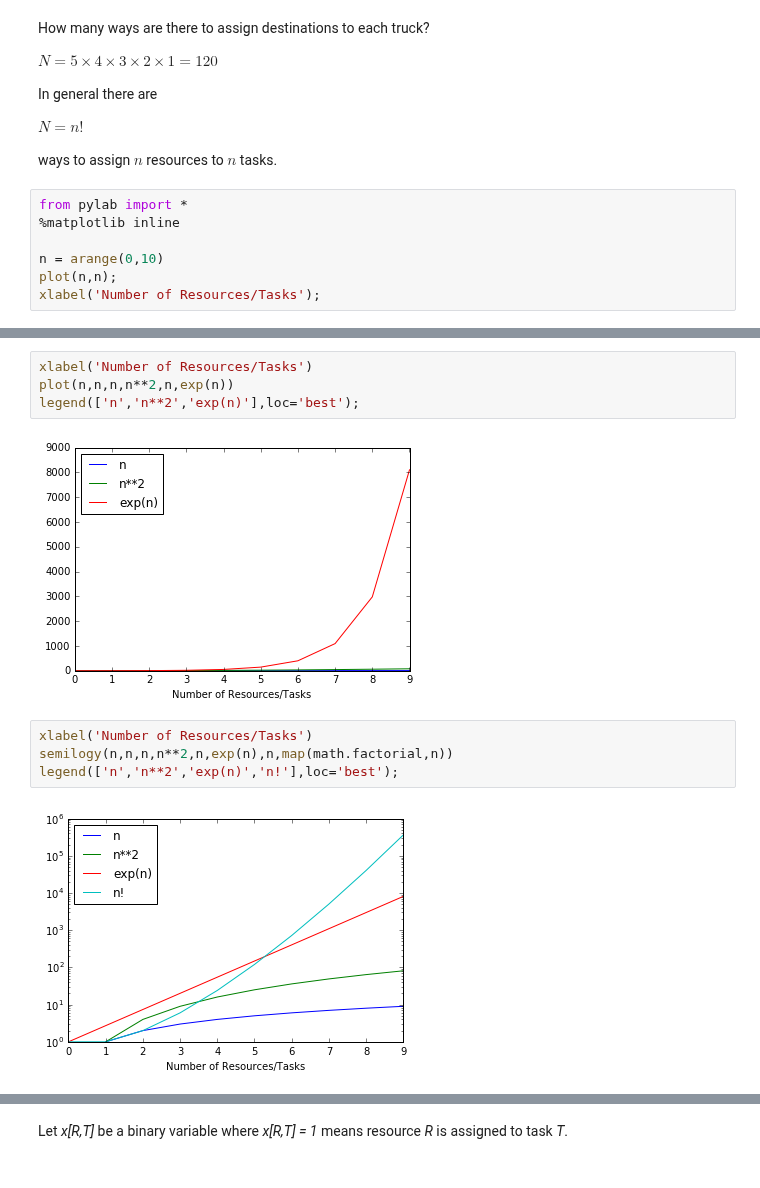
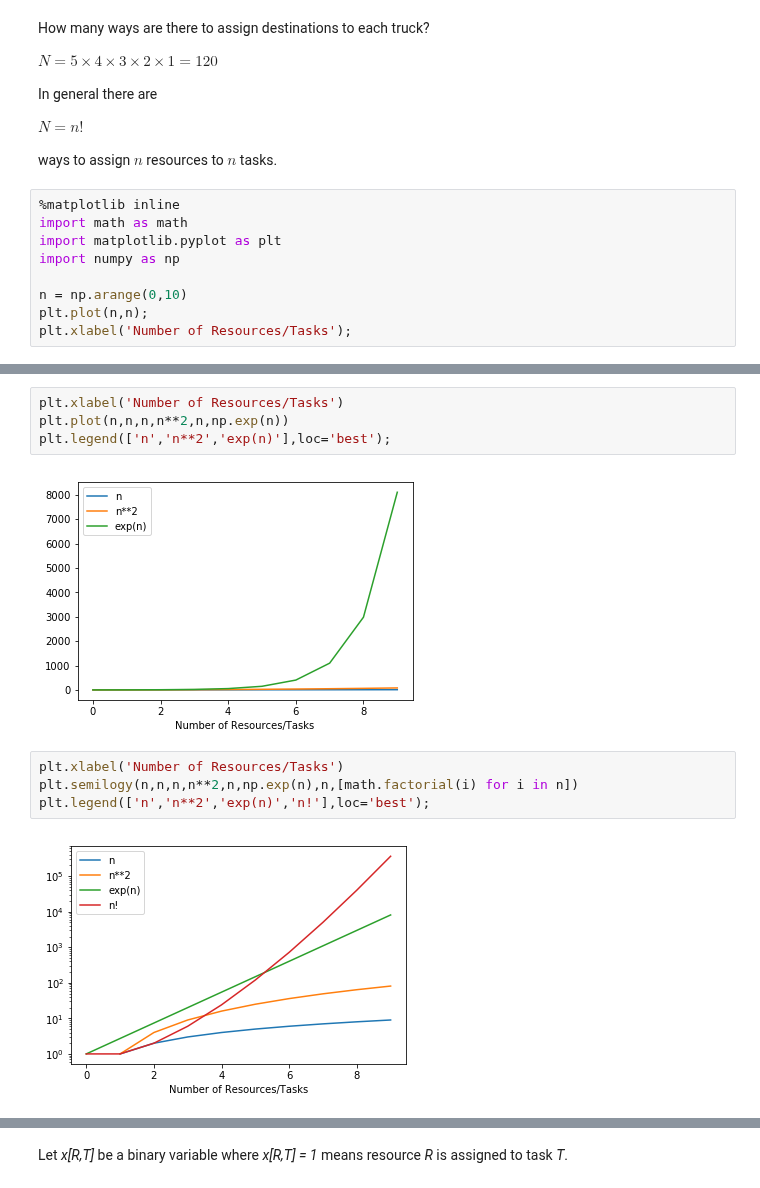
Before and after one commit to jckantor/CBE40455, a Jupyter notebook: notebooks/Assignment Problems.ipynb, the cells around one changed output, grey strips where cells are left out. Saved outputs shown, nothing was run; the diff lists cells and outputs as text.

```diff
--- a/notebooks/Assignment Problems.ipynb
+++ b/notebooks/Assignment Problems.ipynb
@@ -33,10 +33,12 @@ $N = n!$
 
 ways to assign $n$ resources to $n$ tasks.
 # %%
-from pylab import *
 %matplotlib inline
+import math as math
+import matplotlib.pyplot as plt
+import numpy as np
 
-n = arange(0,10)
-plot(n,n);
-xlabel('Number of Resources/Tasks');
+n = np.arange(0,10)
+plt.plot(n,n);
+plt.xlabel('Number of Resources/Tasks');
 # %% [output]
@@ -50,15 +52,15 @@ legend(['n','n**2'],loc='best');
 # %%
-xlabel('Number of Resources/Tasks')
-plot(n,n,n,n**2,n,exp(n))
-legend(['n','n**2','exp(n)'],loc='best');
+plt.xlabel('Number of Resources/Tasks')
+plt.plot(n,n,n,n**2,n,np.exp(n))
+plt.legend(['n','n**2','exp(n)'],loc='best');
 # %% [output]
-[figure, old version]
+[figure, new version]
 # %%
-xlabel('Number of Resources/Tasks')
-semilogy(n,n,n,n**2,n,exp(n),n,map(math.factorial,n))
-legend(['n','n**2','exp(n)','n!'],loc='best');
+plt.xlabel('Number of Resources/Tasks')
+plt.semilogy(n,n,n,n**2,n,np.exp(n),n,[math.factorial(i) for i in n])
+plt.legend(['n','n**2','exp(n)','n!'],loc='best');
 # %% [output]
-[figure, old version]
+[figure, new version]
 # %% [markdown]
 ### Types of Complexity
 
```
Also changed, not shown: parts of 10 cells of this notebook.
